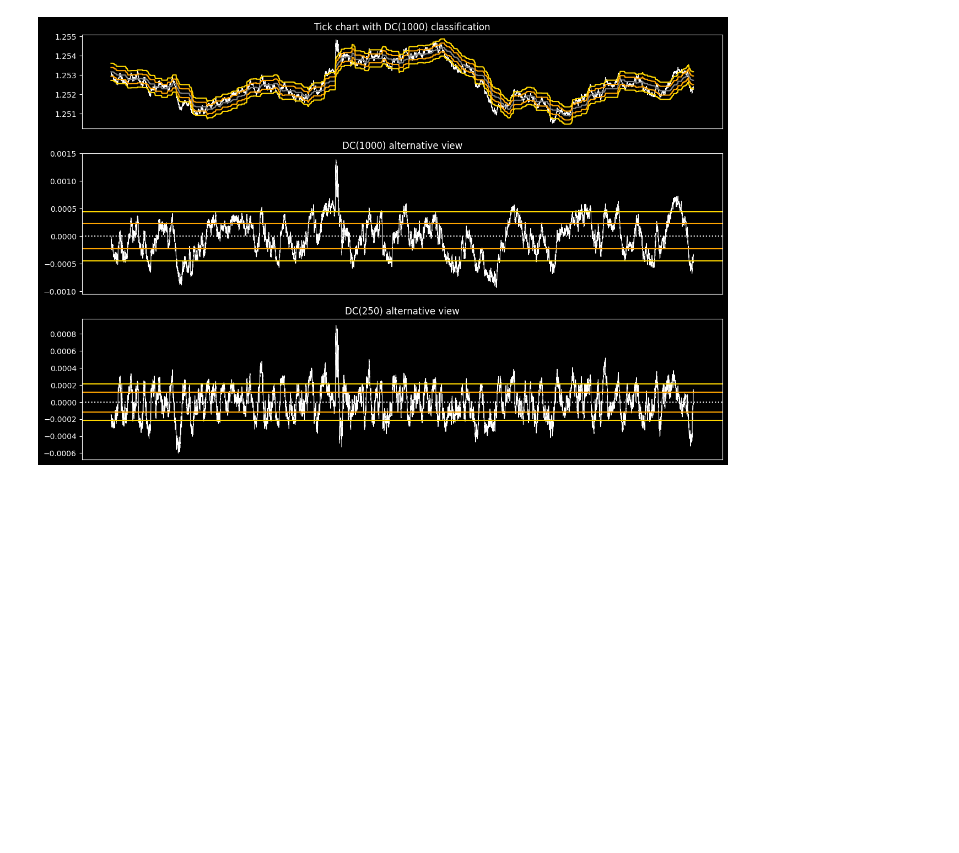
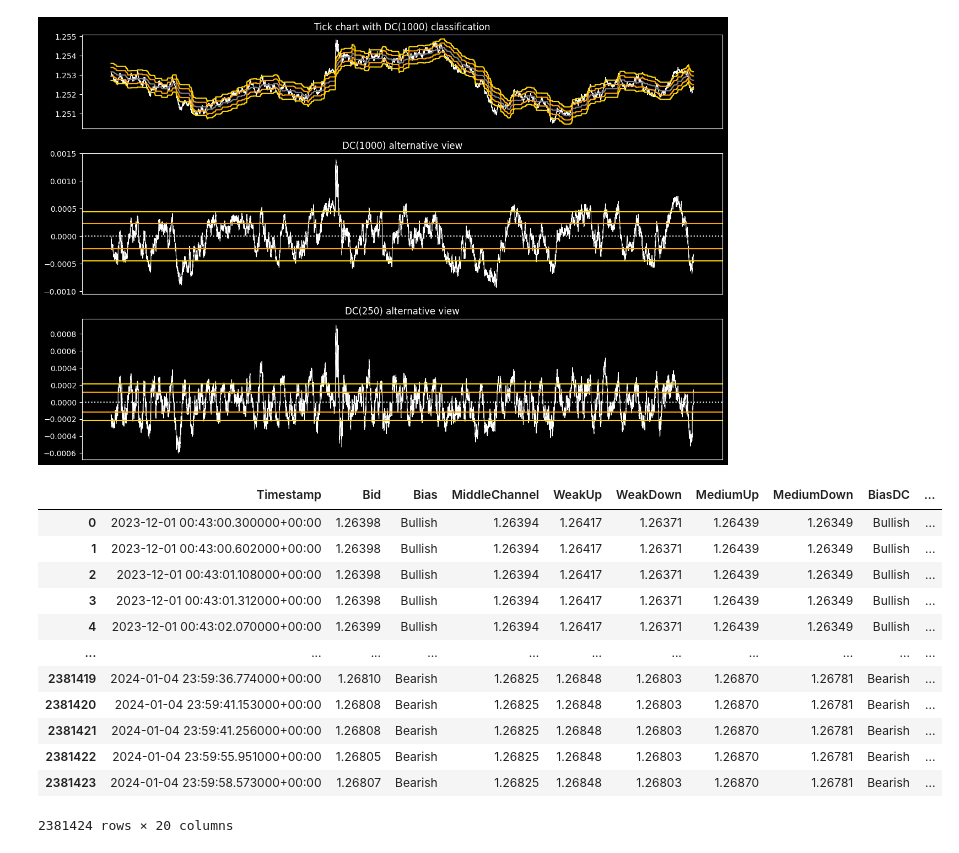
Before and after one commit to ironhak/test4anti, a Jupyter notebook: classify_candles v5.ipynb, the cells around one changed output. Saved outputs shown, nothing was run; the diff lists cells and outputs as text; code cells hidden in the pictures; blank space fills up the shorter version.

```diff
--- a/classify_candles v5.ipynb
+++ b/classify_candles v5.ipynb
@@ -423,3 +423,27 @@ ax3.axhline(-(wick_dimension.avg_oc/2), color='orange', linestyle='-', label='We
 plt.show()
 # %% [output]
 [figure]
+# %%
+df25 = df25.add_suffix("_25")
+df25.rename(columns={'Timestamp_25': 'Timestamp'}, inplace=True)
+df25
+
+df1k = pd.merge(df1k, df25[['Timestamp', 'Bias_25', 'MiddleChannel_25', 'WeakUp_25', 'WeakDown_25',
+                            'MediumUp_25', 'MediumDown_25', 'BiasDC_25', 'StrengthDC_25', 'SeparateDC_25']], on='Timestamp')
+del df25
+
+df1k
+# %% [output]
+|  | Timestamp | Bid | Bias | MiddleChannel | WeakUp | WeakDown | MediumUp | MediumDown | BiasDC | ... |
+| 0 | 2023-12-01 00:43:00.300000+00:00 | 1.26398 | Bullish | 1.26394 | 1.26417 | 1.26371 | 1.26439 | 1.26349 | Bullish | ... |
+| 1 | 2023-12-01 00:43:00.602000+00:00 | 1.26398 | Bullish | 1.26394 | 1.26417 | 1.26371 | 1.26439 | 1.26349 | Bullish | ... |
+| 2 | 2023-12-01 00:43:01.108000+00:00 | 1.26398 | Bullish | 1.26394 | 1.26417 | 1.26371 | 1.26439 | 1.26349 | Bullish | ... |
+| 3 | 2023-12-01 00:43:01.312000+00:00 | 1.26398 | Bullish | 1.26394 | 1.26417 | 1.26371 | 1.26439 | 1.26349 | Bullish | ... |
+| 4 | 2023-12-01 00:43:02.070000+00:00 | 1.26399 | Bullish | 1.26394 | 1.26417 | 1.26371 | 1.26439 | 1.26349 | Bullish | ... |
+| ... | ... | ... | ... | ... | ... | ... | ... | ... | ... | ... |
+| 2381419 | 2024-01-04 23:59:36.774000+00:00 | 1.26810 | Bearish | 1.26825 | 1.26848 | 1.26803 | 1.26870 | 1.26781 | Bearish | ... |
+| 2381420 | 2024-01-04 23:59:41.153000+00:00 | 1.26808 | Bearish | 1.26825 | 1.26848 | 1.26803 | 1.26870 | 1.26781 | Bearish | ... |
+| 2381421 | 2024-01-04 23:59:41.256000+00:00 | 1.26808 | Bearish | 1.26825 | 1.26848 | 1.26803 | 1.26870 | 1.26781 | Bearish | ... |
+| 2381422 | 2024-01-04 23:59:55.951000+00:00 | 1.26805 | Bearish | 1.26825 | 1.26848 | 1.26803 | 1.26870 | 1.26781 | Bearish | ... |
+| 2381423 | 2024-01-04 23:59:58.573000+00:00 | 1.26807 | Bearish | 1.26825 | 1.26848 | 1.26803 | 1.26870 | 1.26781 | Bearish | ... |
+2381424 rows × 20 columns
```
Also changed, not shown: parts of 3 cells of this notebook, 1 other file.
